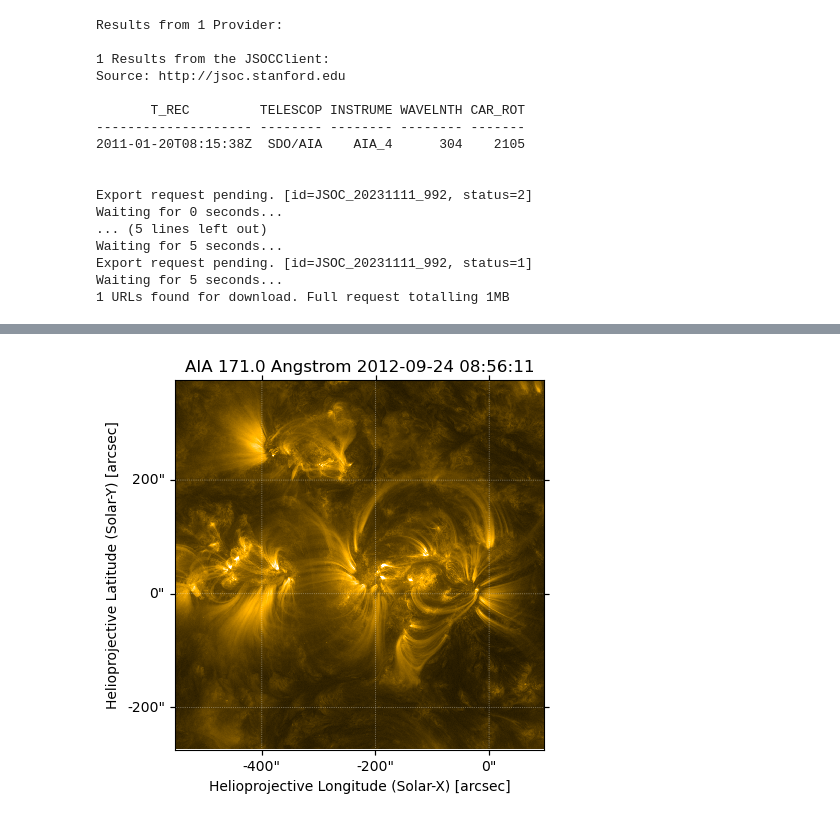
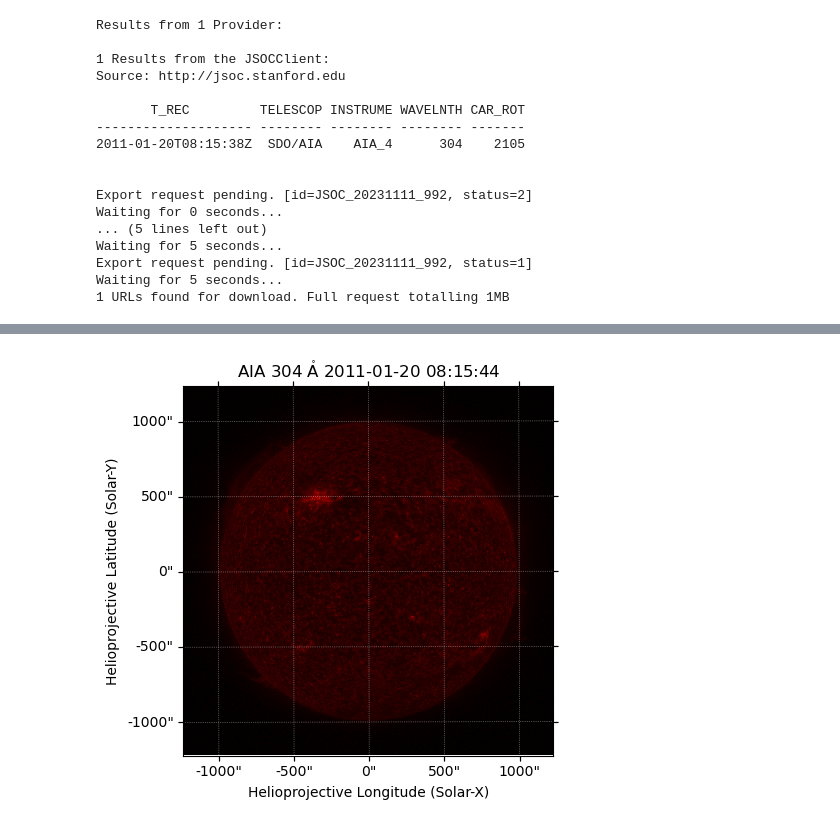
Before and after one commit to CS-433/ml-project-2-jac, a Jupyter notebook: AIA_requests.ipynb, the cells around one changed output, grey strips where cells are left out. Drawn from its saved outputs; the diff is of its cells as text; code cells hidden in the pictures.

```diff
--- a/AIA_requests.ipynb
+++ b/AIA_requests.ipynb
@@ -65,23 +72,24 @@ Export request pending. [id=JSOC_20231111_992, status=1]
 Waiting for 5 seconds...
 1 URLs found for download. Full request totalling 1MB
 # %%
-start_time = Time('2012-09-24T14:56:03', scale='utc', format='isot')
-bottom_left = SkyCoord(-500*u.arcsec, -275*u.arcsec, obstime=start_time, observer="earth", frame="helioprojective")
-top_right = SkyCoord(150*u.arcsec, 375*u.arcsec, obstime=start_time, observer="earth", frame="helioprojective")
-cutout = a.jsoc.Cutout(bottom_left, top_right=top_right, tracking=True)
+start_time = Time('2011-01-20T09:15:44.000000', scale='utc', format='isot')
+bottom_left = SkyCoord(-1000*u.arcsec, -1000*u.arcsec, obstime=start_time, observer="earth", frame="helioprojective")
+#top_right = SkyCoord(-500*u.arcsec, -500*u.arcsec, obstime=start_time, observer="earth", frame="helioprojective")
+#cutout = a.jsoc.Cutout(bottom_left, tracking=True)
 jsoc_email = "adrien.joliat@epfl.ch"
 query = Fido.search(
-    a.Time(start_time - 6*u.h, start_time + 6*u.h),
-    a.Wavelength(171*u.angstrom),
-    a.Sample(2*u.h),
+    a.Time(start_time - 1*u.h, start_time + 1*u.h),
+    a.Wavelength(304*u.angstrom),
+    a.Sample(1*u.h),
     a.jsoc.Series.aia_lev1_euv_12s,
     a.jsoc.Notify(jsoc_email),
     a.jsoc.Segment.image,
-    cutout,
+    #cutout,
 )
 print(query)
 files = Fido.fetch(query)
 files.sort()
+plot(files)
 # %% [output]
 Results from 1 Provider:
 
@@ -103,8 +111 @@ Waiting for 5 seconds...
+[figure, added]
-# %%
-sequence = sunpy.map.Map(files, sequence=True)
-
-fig = plt.figure()
-ax = fig.add_subplot(projection=sequence.maps[0])
-ani = sequence.plot(axes=ax, norm=ImageNormalize(vmin=0, vmax=5e3, stretch=SqrtStretch()))
-# %% [output]
-[figure, removed]
```
Also changed, not shown: parts of 8 cells of this notebook, 1 other file.
